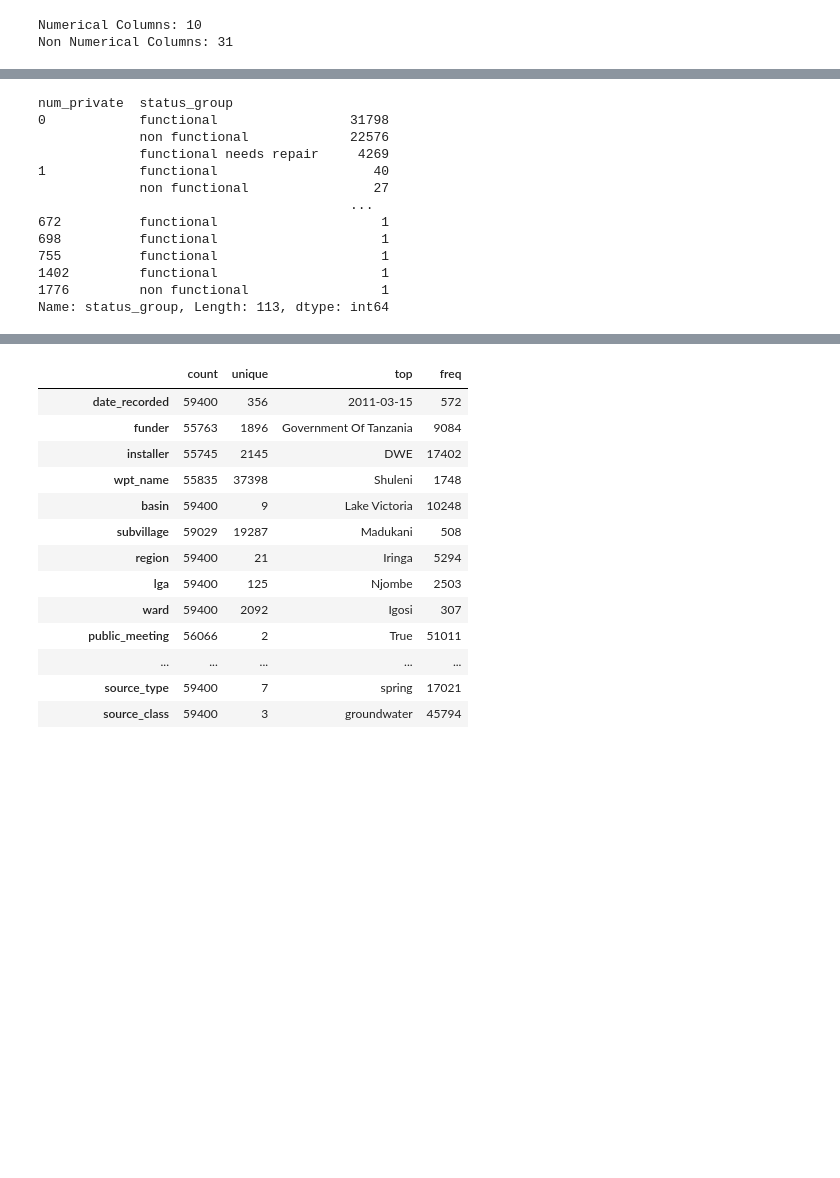
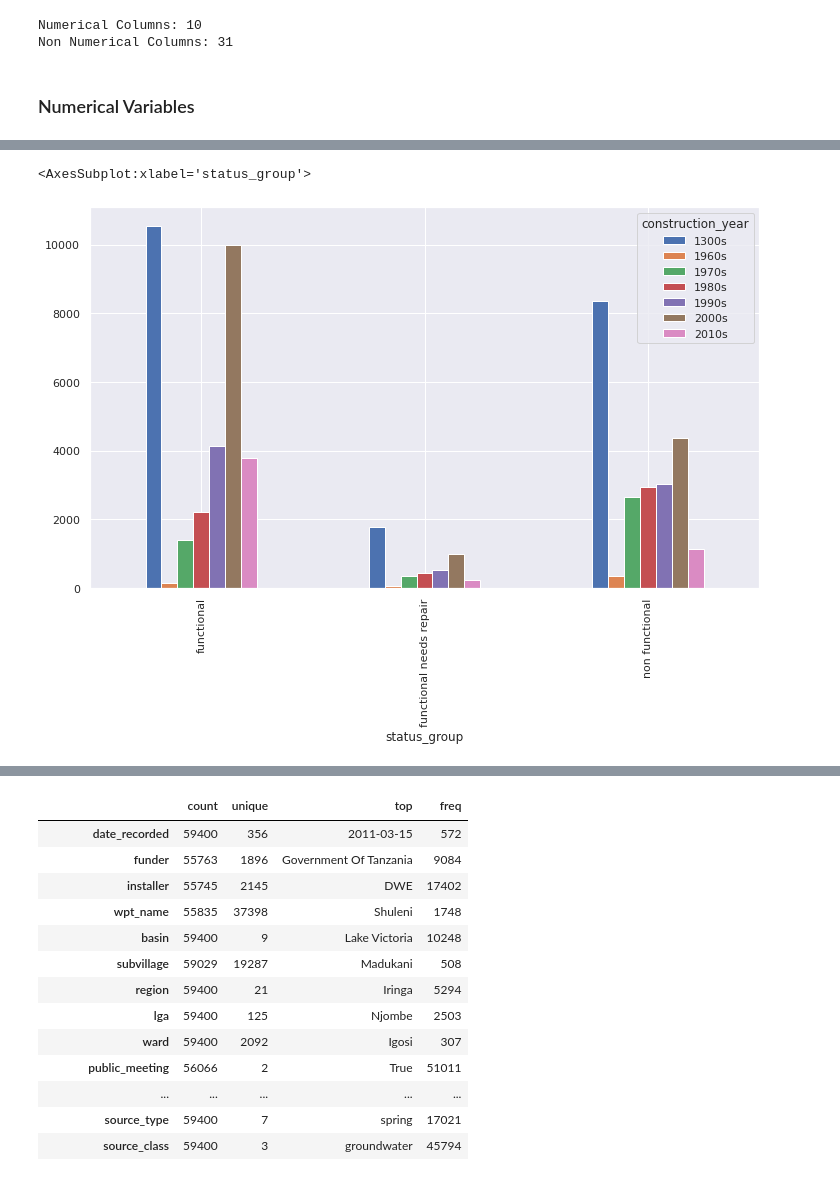
Before and after one commit to Abbaraees/datacience-projects, a Jupyter notebook: Pump Failure Prediction/Pump_failure_prediction.ipynb, the cells around one changed output, grey strips where cells are left out. Cells and saved outputs as stored; diff of their text form; code cells hidden in the pictures; blank space fills up the shorter version.

```diff
--- a/Pump Failure Prediction/Pump_failure_prediction.ipynb
+++ b/Pump Failure Prediction/Pump_failure_prediction.ipynb
@@ -167,6 +171,8 @@ print(f"Non Numerical Columns: {len(categorical_columns)}")
 # %% [output]
 Numerical Columns: 10
 Non Numerical Columns: 31
+# %% [markdown]
+### Numerical Variables
 # %%
 pump_data[numerical_columns].describe().T
 # %% [output]
@@ -182,18 +188,10 @@ pump_data[numerical_columns].describe().T
 | population | 59400.0 | 179.909983 | 471.482176 | 0.000000 | 0.000000 | 25.000000 | 215.000000 | 3.050000e+04 |
 | construction_year | 59400.0 | 1754.107224 | 331.903637 | 1300.652475 | 1300.652475 | 1986.000000 | 2004.000000 | 2.013000e+03 |
 # %%
-pump_data.groupby('num_private')['status_group'].value_counts()
+decades = ((pump_data['construction_year'] // 10) * 10).astype('int').astype('str') + 's'
+pump_data.pivot_table(index='status_group',
+                      columns=decades, values='id',
+                      aggfunc='count').plot(kind='bar', figsize=(12, 7))
 # %% [output]
-num_private  status_group
-0            functional                 31798
-             non functional             22576
-             functional needs repair     4269
-1            functional                    40
-             non functional                27
-                                        ...
-672          functional                     1
-698          functional                     1
-755          functional                     1
-1402         functional                     1
-1776         non functional                 1
-Name: status_group, Length: 113, dtype: int64
+<AxesSubplot:xlabel='status_group'>
+[figure, added]
```
Also changed, not shown: parts of 15 cells of this notebook.
